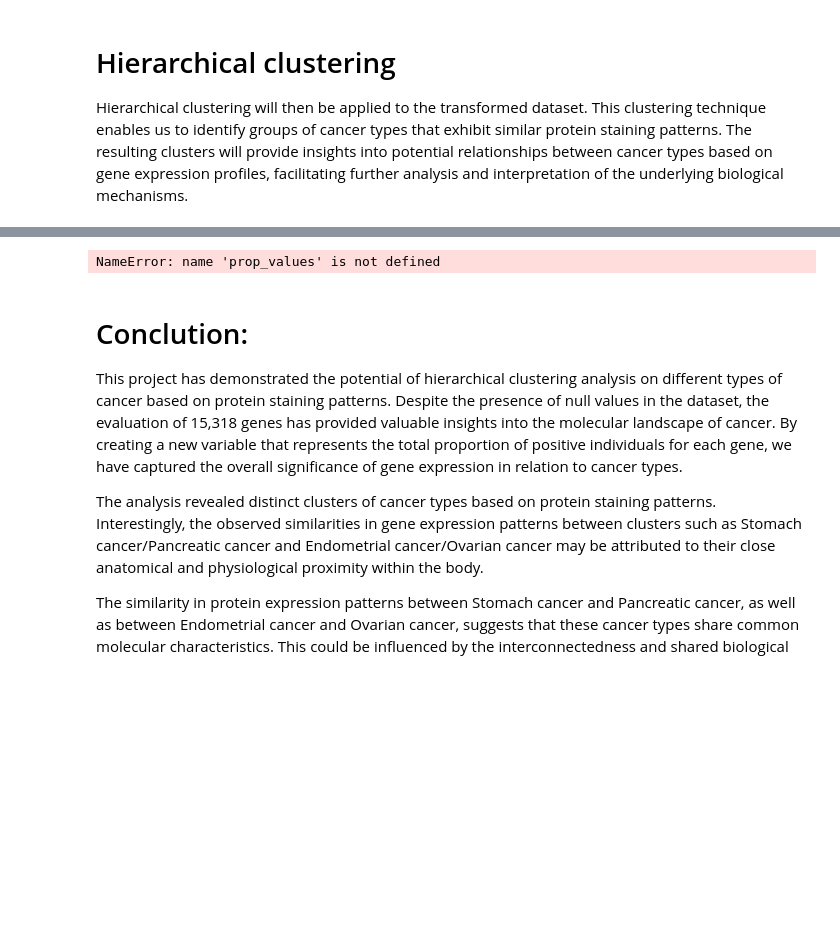
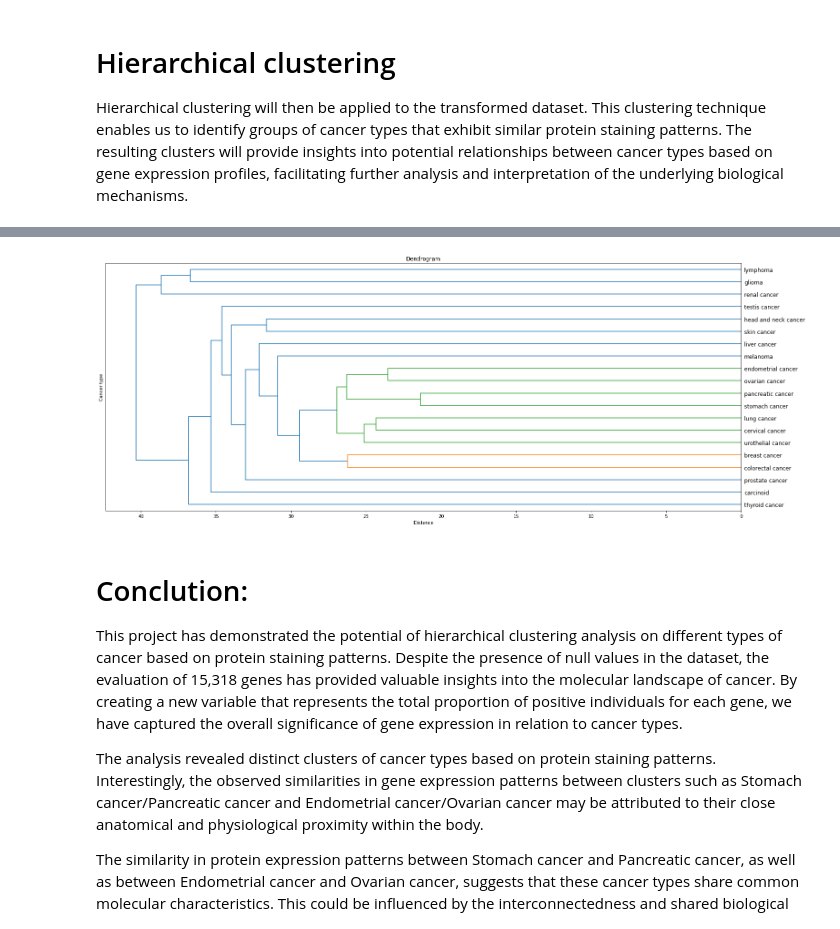
Before and after one commit to JulianDietrich97/CancerType-Clustering, a Jupyter notebook: CancerCluster.ipynb, the cells around one changed output, grey strips where cells are left out. Saved outputs shown, nothing was run; the diff lists cells and outputs as text; code cells hidden in the pictures; blank space fills up the shorter version.

```diff
--- a/CancerCluster.ipynb
+++ b/CancerCluster.ipynb
@@ -266,11 +244,7 @@ array([[0.83333333, 1.        , 0.8       , ..., 0.16666667, 0.5       ,
         1.        ]])
+# %%
+#Create a list with cancer names
+cancer_names = newdf["Cancer"].tolist()
 # %%
 import scipy.cluster.hierarchy as sch
-from scipy.cluster.hierarchy import dendrogram, linkage, fcluster
-
-cluster = linkage(prop_values, method="average", optimal_ordering=True)
-
-fig = plt.figure(figsize=(25, 10))
-dn = dendrogram(cluster, labels = cancer_names, orientation= "left")
+from scipy.cluster.hierarchy import dendrogram, linkage
-# %% [output]
-NameError: name 'prop_values' is not defined
@@ -277,3 +253,13 @@ NameError: name 'prop_values' is not defined
+# %%
+
+fig = plt.figure(figsize=(25, 10))
+dn = dendrogram(cluster, orientation= "left", labels=cancer_names)
+plt.xlabel("Distance")
+plt.ylabel("Cancer type")
+plt.title('Dendrogram')
+plt.show()
+# %% [output]
+[figure, added]
 # %% [markdown]
 # Conclution:
 
```
Also changed, not shown: parts of 8 cells of this notebook.
